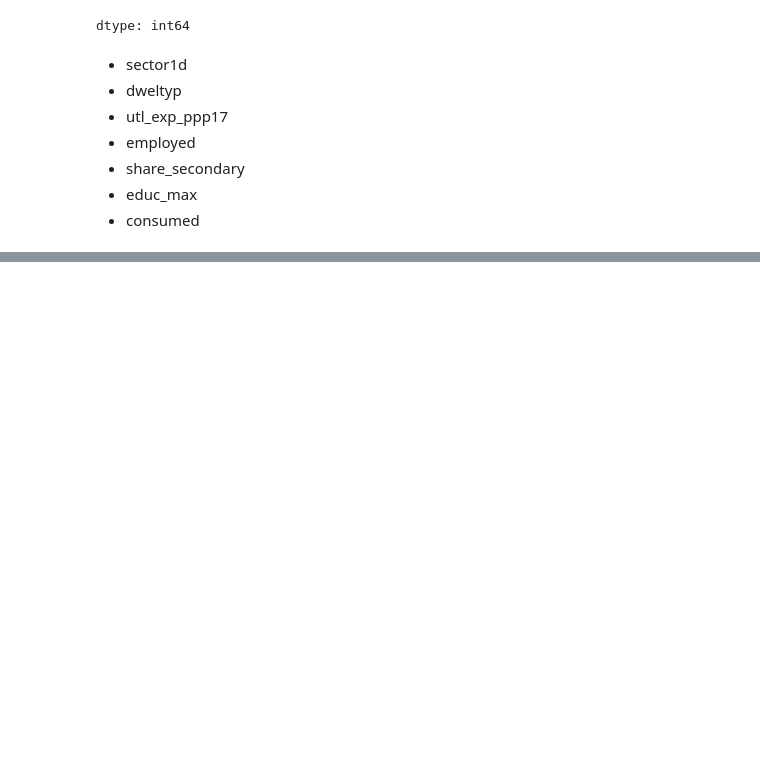
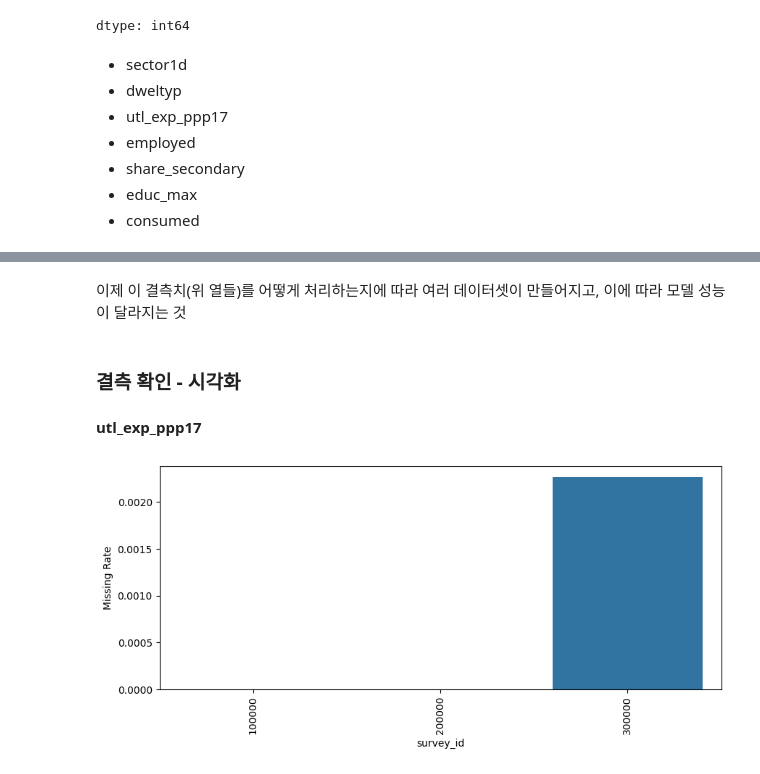
Before and after one commit to yuhui-0611/contest, a Jupyter notebook: Poverty_Prediction_Challenge.ipynb, the cells around one changed output, grey strips where cells are left out. Saved outputs shown, nothing was run; the diff lists cells and outputs as text; code cells hidden in the pictures; blank space fills up the shorter version.

```diff
--- a/Poverty_Prediction_Challenge.ipynb
+++ b/Poverty_Prediction_Challenge.ipynb
@@ -326,0 +361,27 @@ dtype: int64
+# %% [markdown]
+이제 이 결측치(위 열들)를 어떻게 처리하는지에 따라 여러 데이터셋이 만들어지고, 이에 따라 모델 성능이 달라지는 것
+# %% [markdown]
+### 결측 확인 - 시각화
+# %% [markdown]
+**utl_exp_ppp17**
+# %%
+# survey_id × utl_exp_ppp17 결측률
+
+miss_rate = (
+    train
+    .groupby("survey_id")["utl_exp_ppp17"]
+    .apply(lambda x: x.isna().mean())
+    .reset_index(name="missing_rate")
+)
+
+plt.figure(figsize=(10, 4))
+sns.barplot(
+    data=miss_rate.sort_values("missing_rate", ascending=False),
+    x="survey_id",
+    y="missing_rate"
+)
+plt.xticks(rotation=90)
+plt.ylabel("Missing Rate")
+plt.show()
+# %% [output]
+[figure, added]
```
Also changed, not shown: parts of 31 cells of this notebook.
